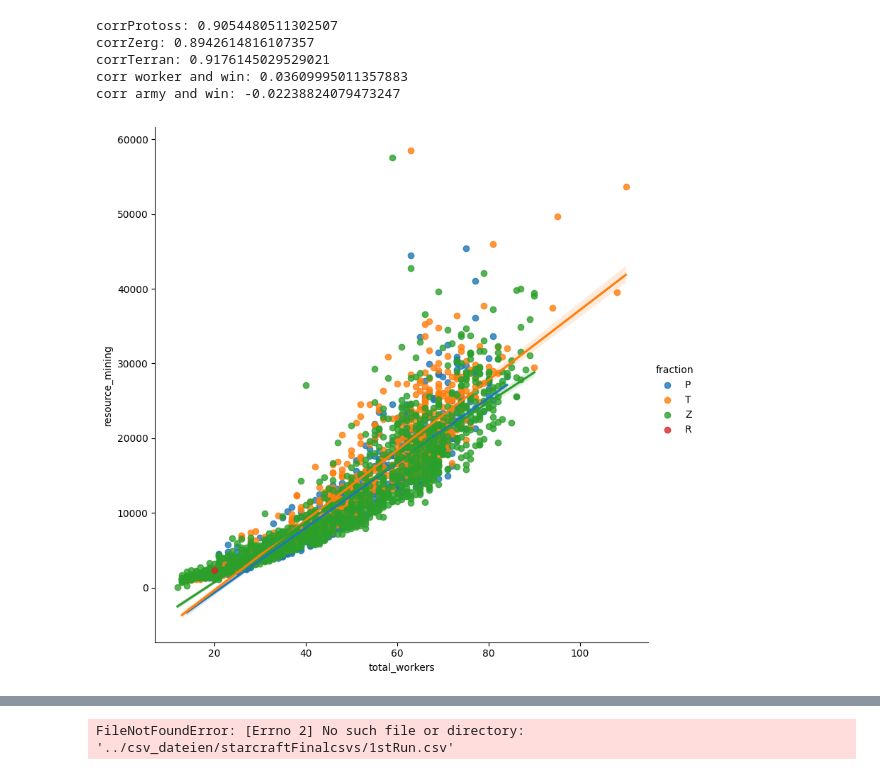
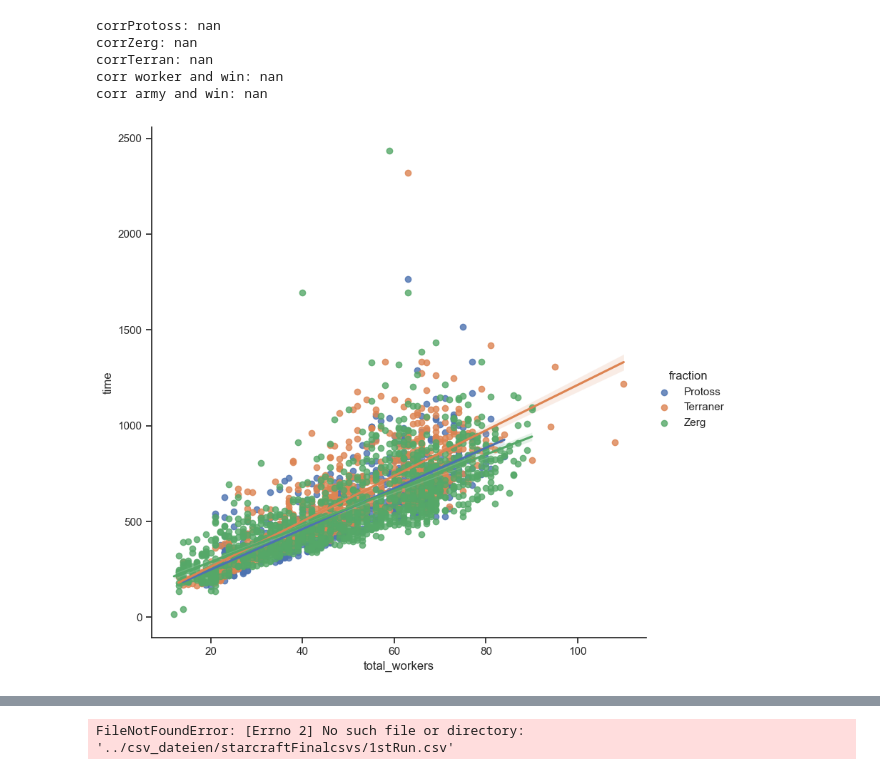
Before and after one commit to Monsieur-Bandana/gurobi_machine_learning, a Jupyter notebook: starcraft-pandas-version.ipynb, the cells around one changed output, grey strips where cells are left out. Drawn from its saved outputs; the diff is of its cells as text; code cells hidden in the pictures.

```diff
--- a/starcraft-pandas-version.ipynb
+++ b/starcraft-pandas-version.ipynb
@@ -13,46 +13,58 @@ import numpy as np
 df = pd.read_csv('csv_dateien/starcraftFinalcsvs/stackedRun.csv')
 
 findoutx = "total_workers"
-findouty = "resource_mining"
+findouty = "time"
 
 df = df[df["time"] > 0]
+
+df = df[df["fraction"] != "0"]
 
 df["army_in_time"] = df["total_army_value"]/df["time"]
 df["worker_army_ratio"] = df["total_army"]/df["total_workers"]
 
 heighti = 8
 
 g3= sns.lmplot(x=findoutx, y=findouty, hue="fraction", data=df[[findoutx,findouty,"fraction"]],
           height=heighti)
 
 
 dfProtoss = df[df["fraction"] == "P"]
 dfZerg = df[df["fraction"] == "Z"]
 dfTerran = df[df["fraction"] == "T"]
 
 corrProtoss = dfProtoss[findoutx].corr(dfProtoss[findouty])
 corrZerg = dfZerg[findoutx].corr(dfZerg[findouty])
 corrTerran = dfTerran[findoutx].corr(dfTerran[findouty])
 
 print("corrProtoss: {}\ncorrZerg: {}\ncorrTerran: {}".format(corrProtoss,corrZerg,corrTerran))
 
-g3= sns.lmplot(x=findoutx, y=findouty, data=dfTerran[[findoutx,findouty]],
-          height=heighti)
-
 # Korrelation worker und sieg
 
 corrWorker = dfTerran["total_workers"].corr(dfTerran["winner"])
 
 # Korrelation army und sieg
 # keine Korrelation, da nur die army zum ersten zeitpunkt zählt
 
 corrArmy = dfTerran["total_army"].corr(dfTerran["winner"])
 
 print("corr worker and win: {}\ncorr army and win: {}".format(corrWorker,corrArmy))
+
+df = df[df["time"] > 420]
+sns.jointplot(x=findoutx, y=findouty, data=df, kind="hex", color="#4CB391")
+
+sns.set_theme(style="ticks")
+
+
+# Show the joint distribution using kernel density estimation
+g = sns.jointplot(
+    data=df,
+    x=findoutx, y=findouty, hue="fraction",
+    kind="kde", height=10
+)
 # %% [output]
-corrProtoss: 0.9054480511302507
-corrZerg: 0.8942614816107357
-corrTerran: 0.9176145029529021
-corr worker and win: 0.03609995011357883
-corr army and win: -0.02238824079473247
+corrProtoss: nan
+corrZerg: nan
+corrTerran: nan
+corr worker and win: nan
+corr army and win: nan
-[figure, old version]
+[figure, new version]
```
Also changed, not shown: parts of 2 cells of this notebook, 4 other files.
